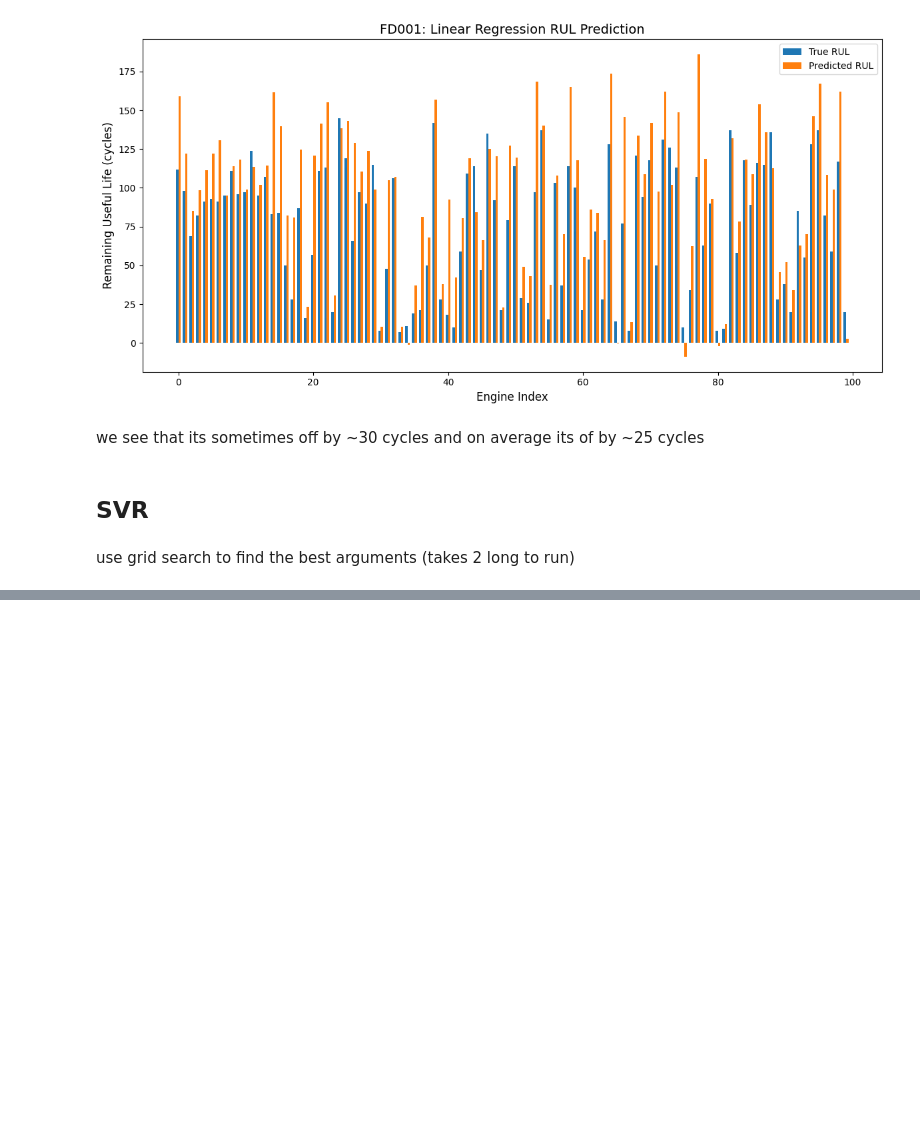
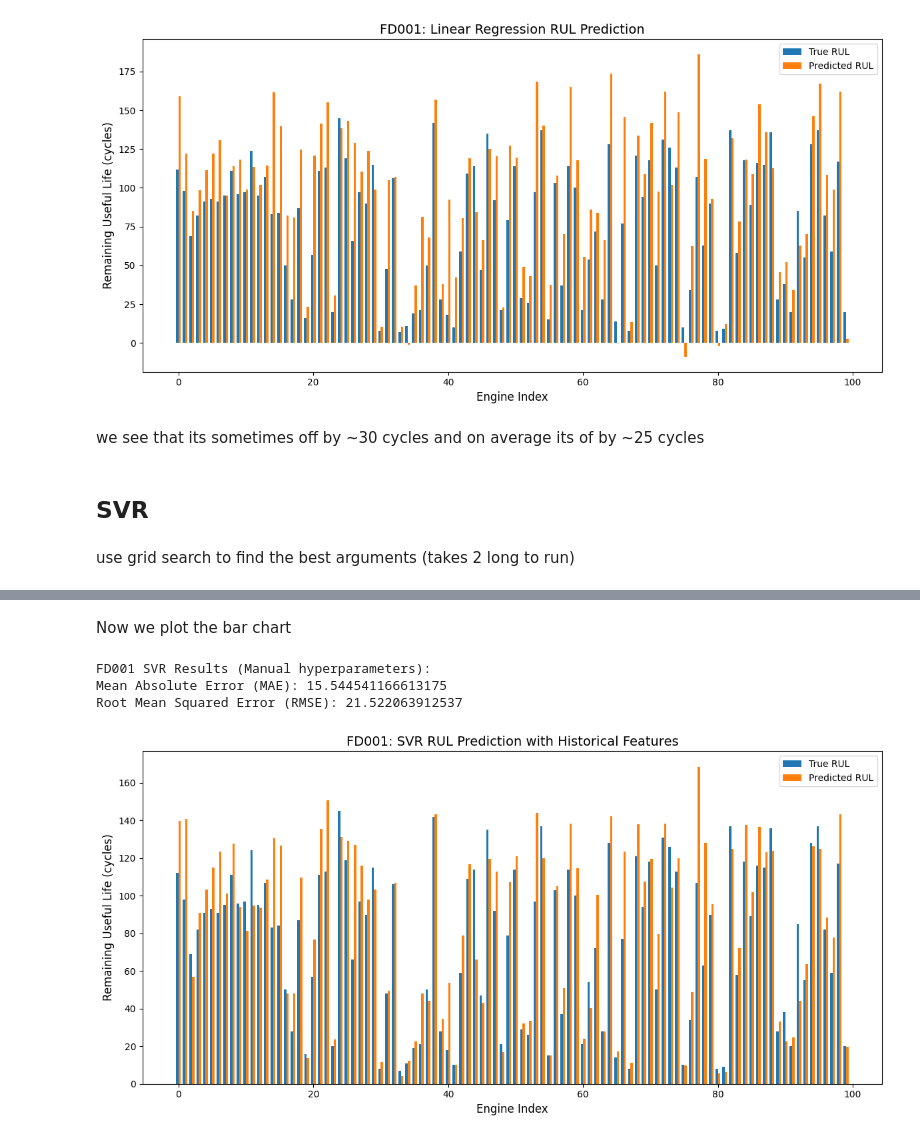
Before and after one commit to Serendipity-PdM/analysis, a Jupyter notebook: nasa.ipynb, the cells around one changed output, grey strips where cells are left out. Saved outputs shown, nothing was run; the diff lists cells and outputs as text; code cells hidden in the pictures; blank space fills up the shorter version.

Commit message:
adds historical features for SVR

```diff
--- a/nasa.ipynb
+++ b/nasa.ipynb
@@ -496,0 +539,6 @@ Root Mean Squared Error (RMSE): 26.9186521397943
+# %%
+window_size = 20
+
+X_train_hist, y_train_hist = create_history_features(linear_train, feature_cols, window_size)
+X_test_hist, test_unit_ids = create_test_history_features(linear_test, feature_cols, window_size)
+y_test = linear_RUL["RUL"].values
@@ -496,0 +547,4 @@ Root Mean Squared Error (RMSE): 26.9186521397943
+# %%
+scaler = StandardScaler()
+X_train_scaled = scaler.fit_transform(X_train_hist)
+X_test_scaled = scaler.transform(X_test_hist)
@@ -496,0 +606,37 @@ Root Mean Squared Error (RMSE): 26.9186521397943
+# %% [markdown]
+Now we plot the bar chart
+# %%
+# Best SVR parameters (RandomizedSearchCV): {'gamma': 'auto', 'epsilon': np.float64(0.8346938775510204), 'C': np.float64(3.906939937054617)}
+# FD001 SVR with Historical Values Results (RandomizedSearchCV):
+# Mean Absolute Error (MAE): 18.99514649331861
+# Root Mean Squared Error (RMSE): 26.70162935950417
+
+svr = SVR(kernel='rbf', C=2.0, epsilon=0.8, gamma='scale')
+svr.fit(X_train_scaled, y_train_hist)
+
+y_pred = svr.predict(X_test_scaled)
+mae = mean_absolute_error(y_test, y_pred)
+rmse = np.sqrt(mean_squared_error(y_test, y_pred))
+
+print("FD001 SVR Results (Manual hyperparameters):")
+print("Mean Absolute Error (MAE):", mae)
+print("Root Mean Squared Error (RMSE):", rmse)
+
+n_engines = len(y_test)
+indices = np.arange(n_engines)
+bar_width = 0.35
+
+plt.figure(figsize=(12, 6))
+plt.bar(indices - bar_width/2, y_test, bar_width, label="True RUL")
+plt.bar(indices + bar_width/2, y_pred, bar_width, label="Predicted RUL")
+plt.xlabel("Engine Index", fontsize=12)
+plt.ylabel("Remaining Useful Life (cycles)", fontsize=12)
+plt.title("FD001: SVR RUL Prediction with Historical Features", fontsize=14)
+plt.legend()
+plt.tight_layout()
+plt.show()
+# %% [output]
+FD001 SVR Results (Manual hyperparameters):
+Mean Absolute Error (MAE): 15.544541166613175
+Root Mean Squared Error (RMSE): 21.522063912537
+[figure, added]
```
Also changed, not shown: parts of 8 cells of this notebook.
